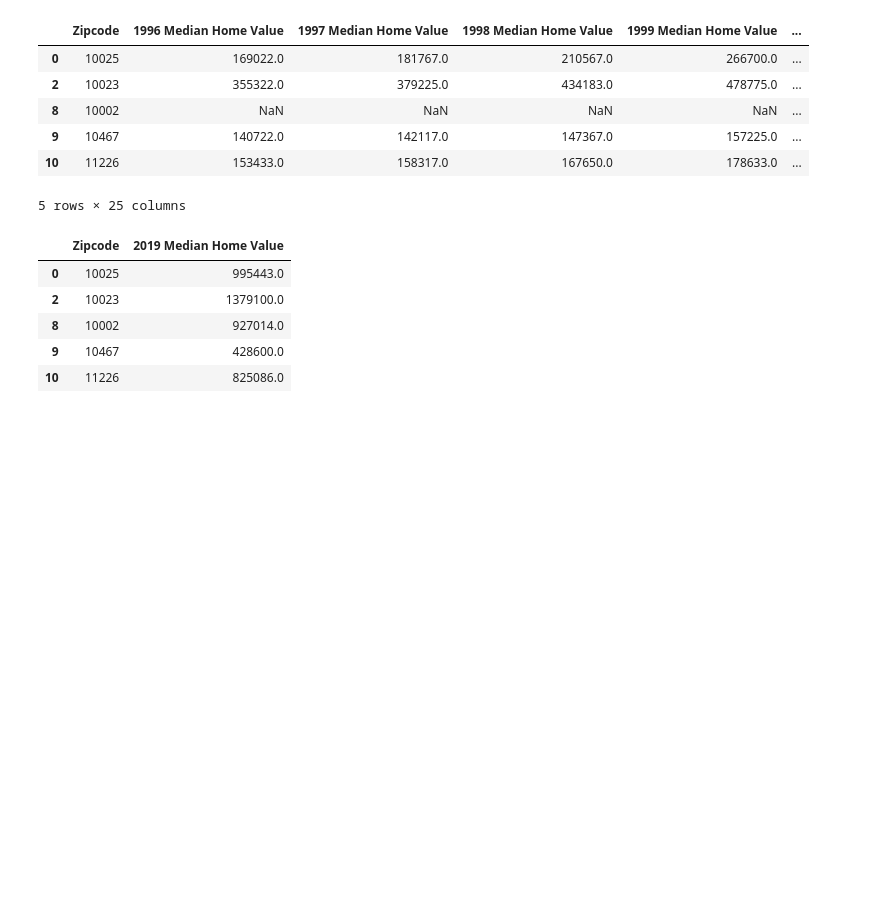
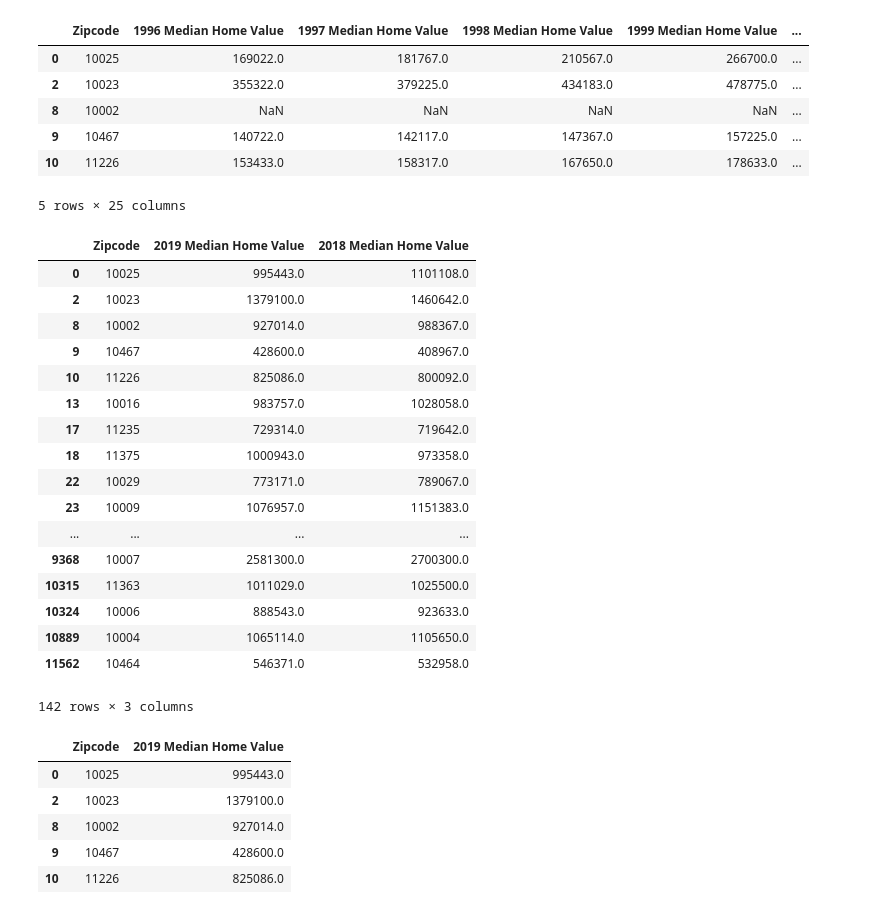
Before and after one commit to ro-esq7/Predicting_Gentrification_Using_Data, a Jupyter notebook: ZillowData.ipynb, the cells around one changed output. Saved outputs shown, nothing was run; the diff lists cells and outputs as text; code cells hidden in the pictures; blank space fills up the shorter version.

```diff
--- a/ZillowData.ipynb
+++ b/ZillowData.ipynb
@@ -113,6 +125,29 @@ medCleanData.head()
 | 9 | 10467 | 140722.0 | 142117.0 | 147367.0 | 157225.0 | ... |
 | 10 | 11226 | 153433.0 | 158317.0 | 167650.0 | 178633.0 | ... |
 5 rows × 25 columns
+# %%
+change = medCleanData[['Zipcode', '2019 Median Home Value', '2018 Median Home Value']]
+yr = 2018
+change
+# %% [output]
+|  | Zipcode | 2019 Median Home Value | 2018 Median Home Value |
+| 0 | 10025 | 995443.0 | 1101108.0 |
+| 2 | 10023 | 1379100.0 | 1460642.0 |
+| 8 | 10002 | 927014.0 | 988367.0 |
+| 9 | 10467 | 428600.0 | 408967.0 |
+| 10 | 11226 | 825086.0 | 800092.0 |
+| 13 | 10016 | 983757.0 | 1028058.0 |
+| 17 | 11235 | 729314.0 | 719642.0 |
+| 18 | 11375 | 1000943.0 | 973358.0 |
+| 22 | 10029 | 773171.0 | 789067.0 |
+| 23 | 10009 | 1076957.0 | 1151383.0 |
+| ... | ... | ... | ... |
+| 9368 | 10007 | 2581300.0 | 2700300.0 |
+| 10315 | 11363 | 1011029.0 | 1025500.0 |
+| 10324 | 10006 | 888543.0 | 923633.0 |
+| 10889 | 10004 | 1065114.0 | 1105650.0 |
+| 11562 | 10464 | 546371.0 | 532958.0 |
+142 rows × 3 columns
 # %%
 #put individual year data frames into a list
 yr = 1996
```
Also changed, not shown: parts of 2 cells of this notebook.
